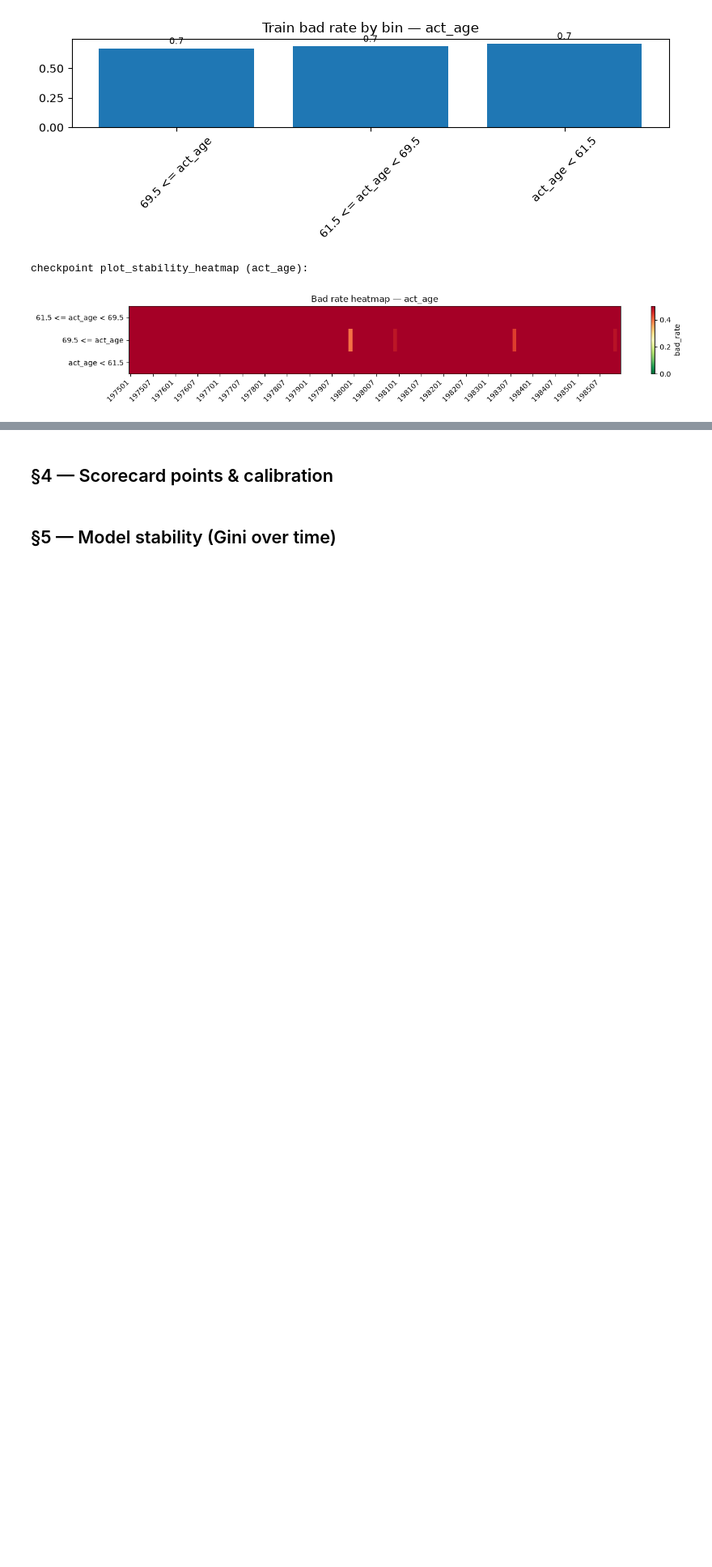
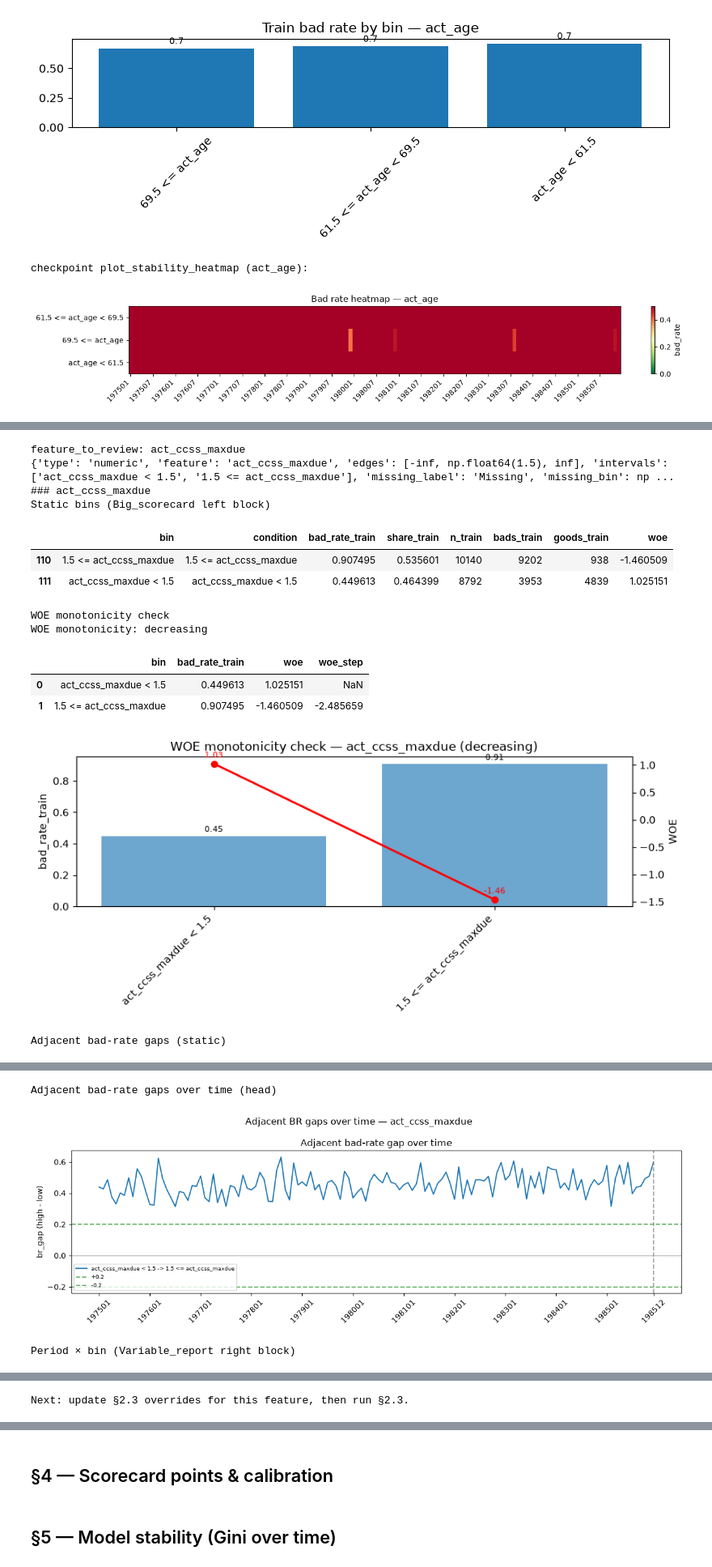
Before and after one commit to giangphuongtran/scorecard-builder, a Jupyter notebook: notebooks/03_scorecard.ipynb, the cells around one changed output, grey strips where cells are left out. Shown at 81% size. Cells and saved outputs as stored; diff of their text form; code cells hidden in the pictures; blank space fills up the shorter version.

Commit message:
Updating scorecard analysis

```diff
--- a/notebooks/03_scorecard.ipynb
+++ b/notebooks/03_scorecard.ipynb
@@ -2190,0 +1844,35 @@ big_scorecard rows: 163 | gini_vars rows: 56
+# %%
+# §2.2 — Detail review (run only when §2.1 says needs_manual_review=True)
+feature_to_review = "act_ccss_maxdue"
+
+target = SCORECARD_PARAMS["target"]
+time_col = SCORECARD_PARAMS["time_col"]
+
+print(f"feature_to_review: {feature_to_review}\n{binning_maps[feature_to_review]}")
+
+period_tables, _ = bin_stability_report(
+	train_binned, [feature_to_review], target, time_col, SCORECARD_PARAMS
+)
+variable_report = build_variable_report(
+	train_binned, big_scorecard, [feature_to_review],
+	target, time_col, SCORECARD_PARAMS,
+	period_tables=period_tables,
+	binning_maps=binning_maps,
+)
+display_variable_report(variable_report, feature_to_review)
+print("Next: update §2.3 overrides for this feature, then run §2.3.")
+# %% [output]
+feature_to_review: act_ccss_maxdue
+{'type': 'numeric', 'feature': 'act_ccss_maxdue', 'edges': [-inf, np.float64(1.5), inf], 'intervals': ['act_ccss_maxdue < 1.5', '1.5 <= act_ccss_maxdue'], 'missing_label': 'Missing', 'missing_bin': np ...
+### act_ccss_maxdue
+Static bins (Big_scorecard left block)
+|  | bin | condition | bad_rate_train | share_train | n_train | bads_train | goods_train | woe |
+| 110 | 1.5 <= act_ccss_maxdue | 1.5 <= act_ccss_maxdue | 0.907495 | 0.535601 | 10140 | 9202 | 938 | -1.460509 |
+| 111 | act_ccss_maxdue < 1.5 | act_ccss_maxdue < 1.5 | 0.449613 | 0.464399 | 8792 | 3953 | 4839 | 1.025151 |
+WOE monotonicity check
+WOE monotonicity: decreasing
+|  | bin | bad_rate_train | woe | woe_step |
+| 0 | act_ccss_maxdue < 1.5 | 0.449613 | 1.025151 | NaN |
+| 1 | 1.5 <= act_ccss_maxdue | 0.907495 | -1.460509 | -2.485659 |
+[figure, added]
+Adjacent bad-rate gaps (static)
@@ -2190,0 +1881,3 @@ big_scorecard rows: 163 | gini_vars rows: 56
+Adjacent bad-rate gaps over time (head)
+[figure, added]
+Period × bin (Variable_report right block)
@@ -2190,0 +1885 @@ big_scorecard rows: 163 | gini_vars rows: 56
+Next: update §2.3 overrides for this feature, then run §2.3.
```
Also changed, not shown: parts of 38 cells of this notebook.
